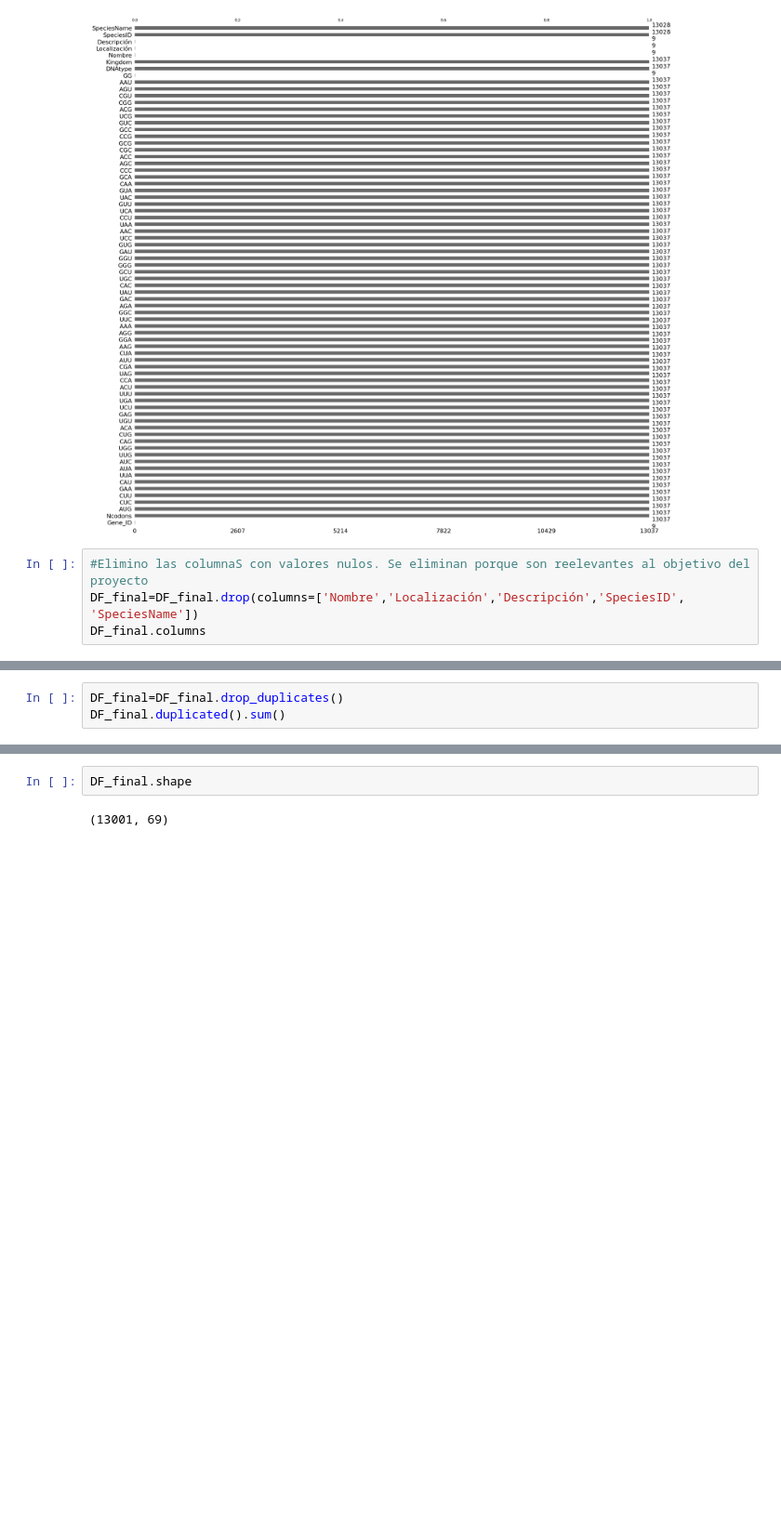
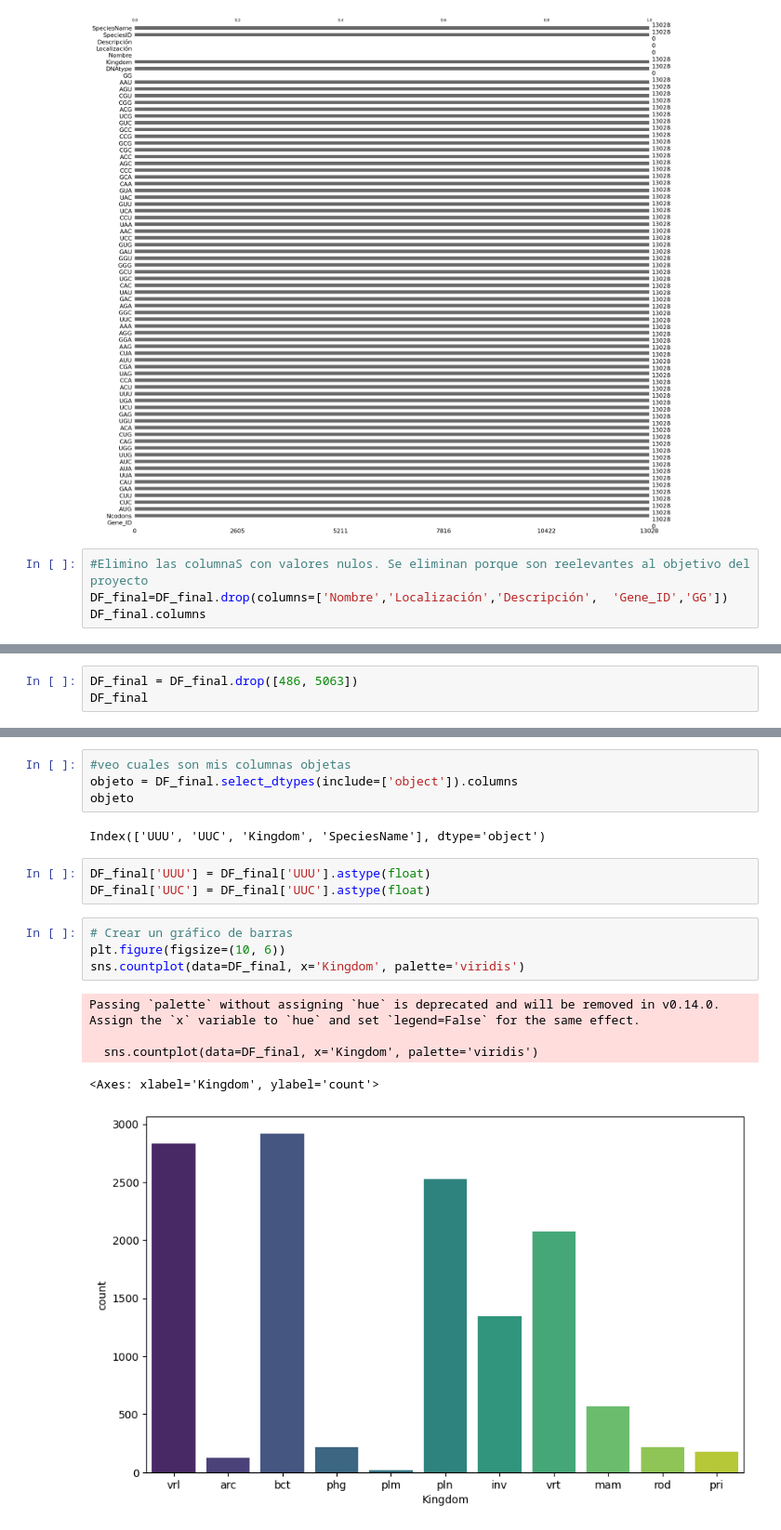
Before and after one commit to esconjaureguy/codon_usage, a Jupyter notebook: codon_usage.ipynb, the cells around one changed output, grey strips where cells are left out. Shown at 93% size. Saved outputs shown, nothing was run; the diff lists cells and outputs as text; blank space fills up the shorter version.

```diff
--- a/codon_usage.ipynb
+++ b/codon_usage.ipynb
@@ -422,6 +422,6 @@ msno.bar(DF_final)
 [figure]
 # %%
 #Elimino las columnaS con valores nulos. Se eliminan porque son reelevantes al objetivo del proyecto
-DF_final=DF_final.drop(columns=['Nombre','Localización','Descripción','SpeciesID', 'SpeciesName'])
+DF_final=DF_final.drop(columns=['Nombre','Localización','Descripción',	'Gene_ID','GG'])
 DF_final.columns
 # %% [output]
@@ -460,4 +488,4 @@ total_duplicados
 # %%
-DF_final=DF_final.drop_duplicates()
-DF_final.duplicated().sum()
+DF_final = DF_final.drop([486, 5063])
+DF_final
 # %% [output]
@@ -465,4 +505,19 @@ DF_final.duplicated().sum()
-# %%
-DF_final.shape
-# %% [output]
-(13001, 69)
+# %%
+#veo cuales son mis columnas objetas
+objeto = DF_final.select_dtypes(include=['object']).columns
+objeto
+# %% [output]
+Index(['UUU', 'UUC', 'Kingdom', 'SpeciesName'], dtype='object')
+# %%
+DF_final['UUU'] = DF_final['UUU'].astype(float)
+DF_final['UUC'] = DF_final['UUC'].astype(float)
+# %%
+# Crear un gráfico de barras
+plt.figure(figsize=(10, 6))
+sns.countplot(data=DF_final, x='Kingdom', palette='viridis')
+# %% [output]
+Passing `palette` without assigning `hue` is deprecated and will be removed in v0.14.0. Assign the `x` variable to `hue` and set `legend=False` for the same effect.
+
+  sns.countplot(data=DF_final, x='Kingdom', palette='viridis')
+<Axes: xlabel='Kingdom', ylabel='count'>
+[figure, added]
```
Also changed, not shown: parts of 22 cells of this notebook.
